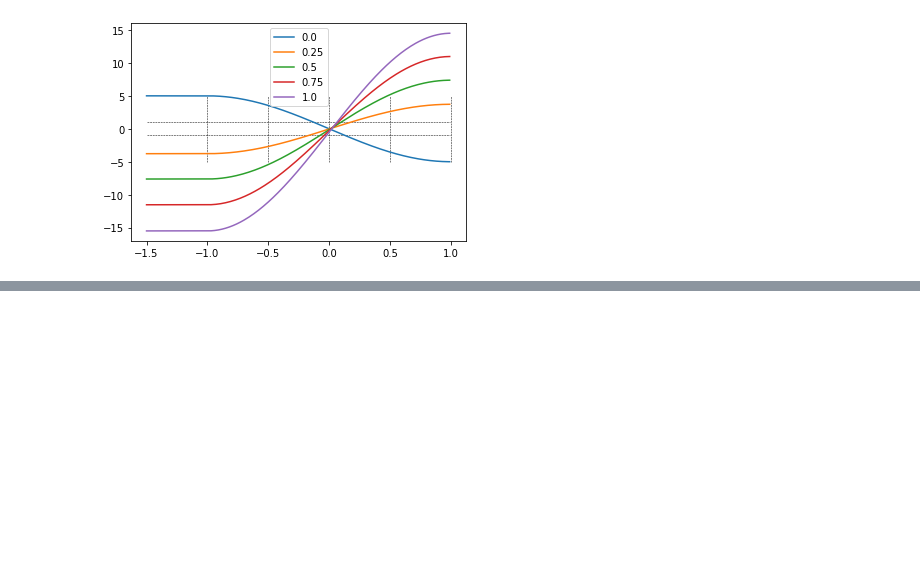
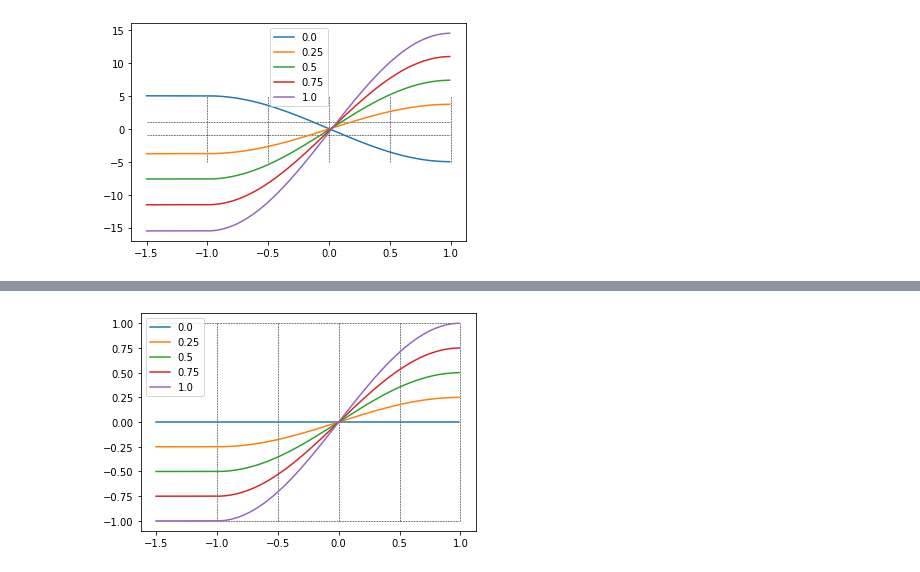
Before and after one commit to iusztinpaul/yacht, a Jupyter notebook: notebooks/opd_reward_functions_remastered.ipynb, the cells around one changed output, grey strips where cells are left out. Drawn from its saved outputs; the diff is of its cells as text; code cells hidden in the pictures; blank space fills up the shorter version.

```diff
--- a/notebooks/opd_reward_functions_remastered.ipynb
+++ b/notebooks/opd_reward_functions_remastered.ipynb
@@ -172,0 +187,4 @@ plot_all_sin(actions=ACTIONS, reward_scaling=(15.0, 5., 0.5))
+# %%
+plot_all_sin(actions=ACTIONS, reward_scaling=(1., 0., 0.), hlines_magnitude=1., vlines_magnitude=1.)
+# %% [output]
+[figure, added]
```
Also changed, not shown: parts of 5 cells of this notebook, 7 other files.
